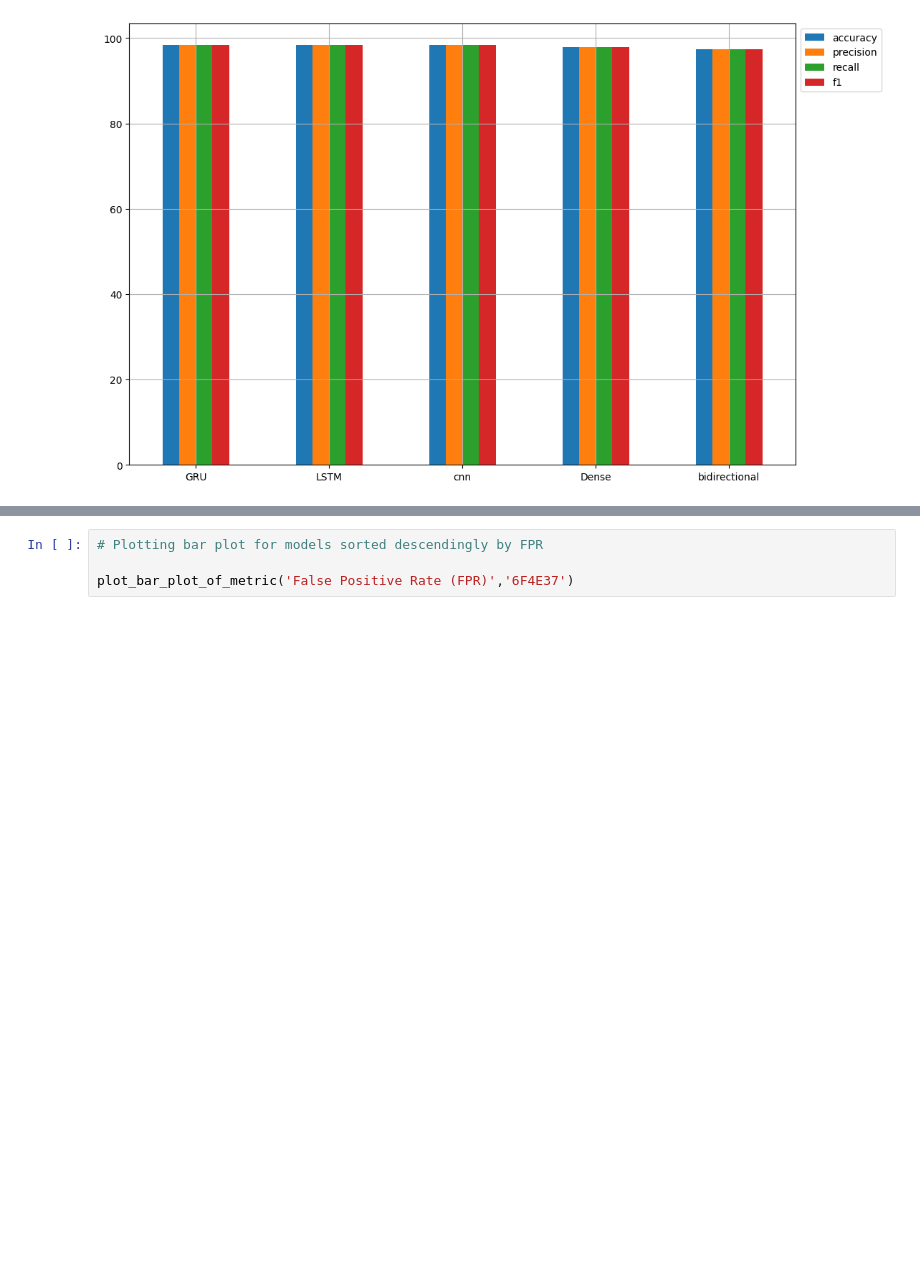
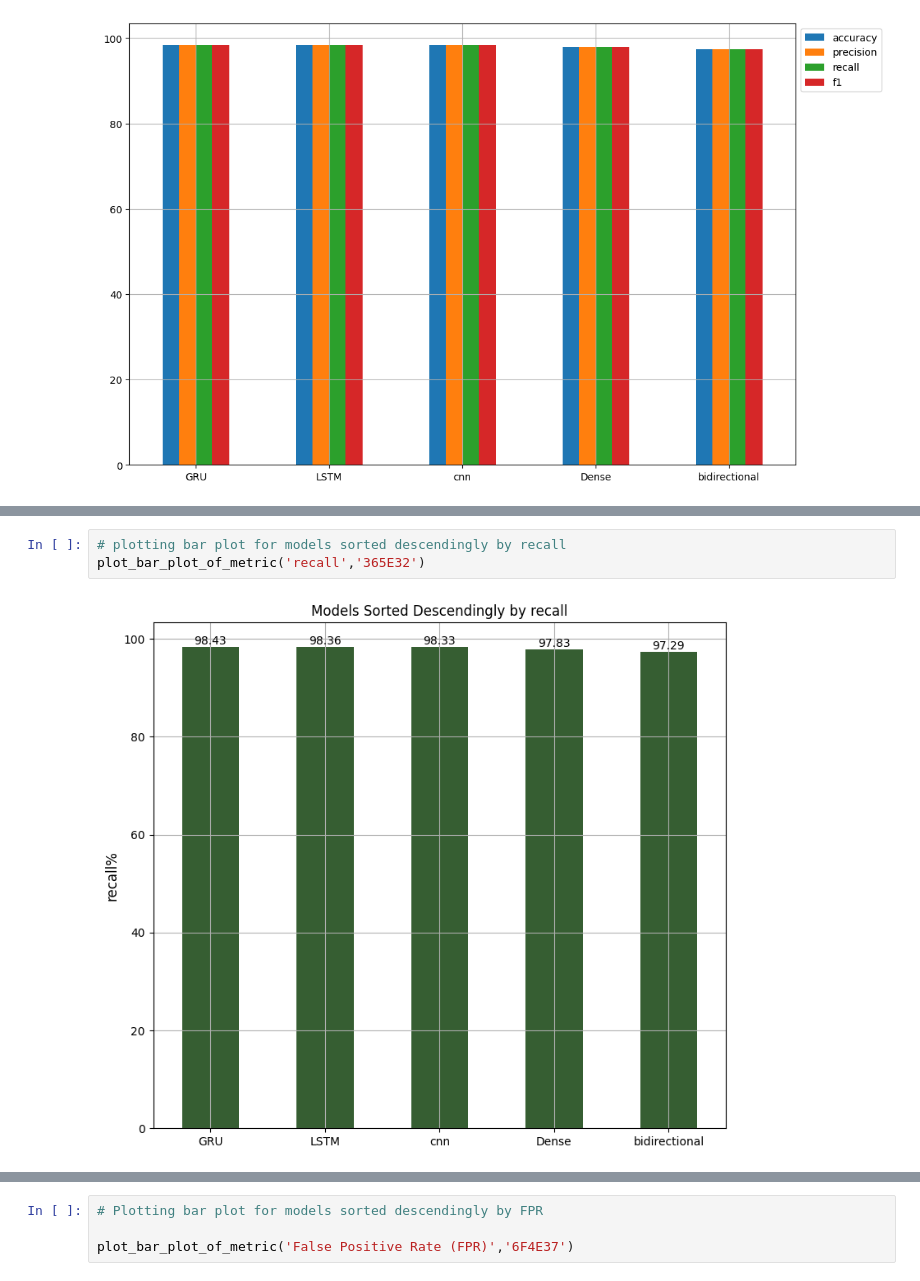
Before and after one commit to AdbulrhmanEldeeb/phishing_emails_detection, a Jupyter notebook: phishing-emails.ipynb, the cells around one changed output, grey strips where cells are left out. Drawn from its saved outputs; the diff is of its cells as text; blank space fills up the shorter version.

```diff
--- a/phishing-emails.ipynb
+++ b/phishing-emails.ipynb
@@ -2149,0 +2065,5 @@ def plot_bar_plot_of_metric(column_name : str , color : str):
+# %%
+# plotting bar plot for models sorted descendingly by recall
+plot_bar_plot_of_metric('recall','365E32')
+# %% [output]
+[figure, added]
```
Also changed, not shown: parts of 11 cells of this notebook.
